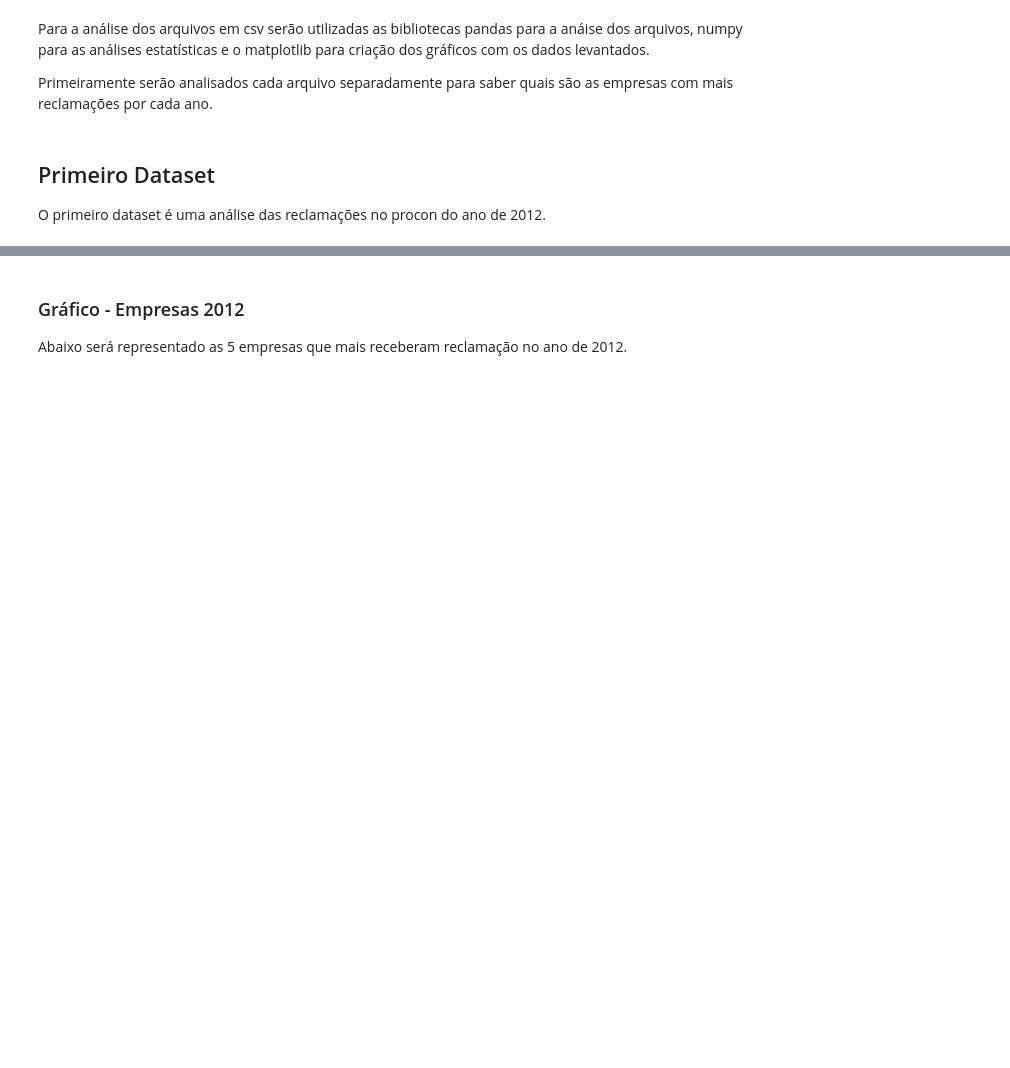
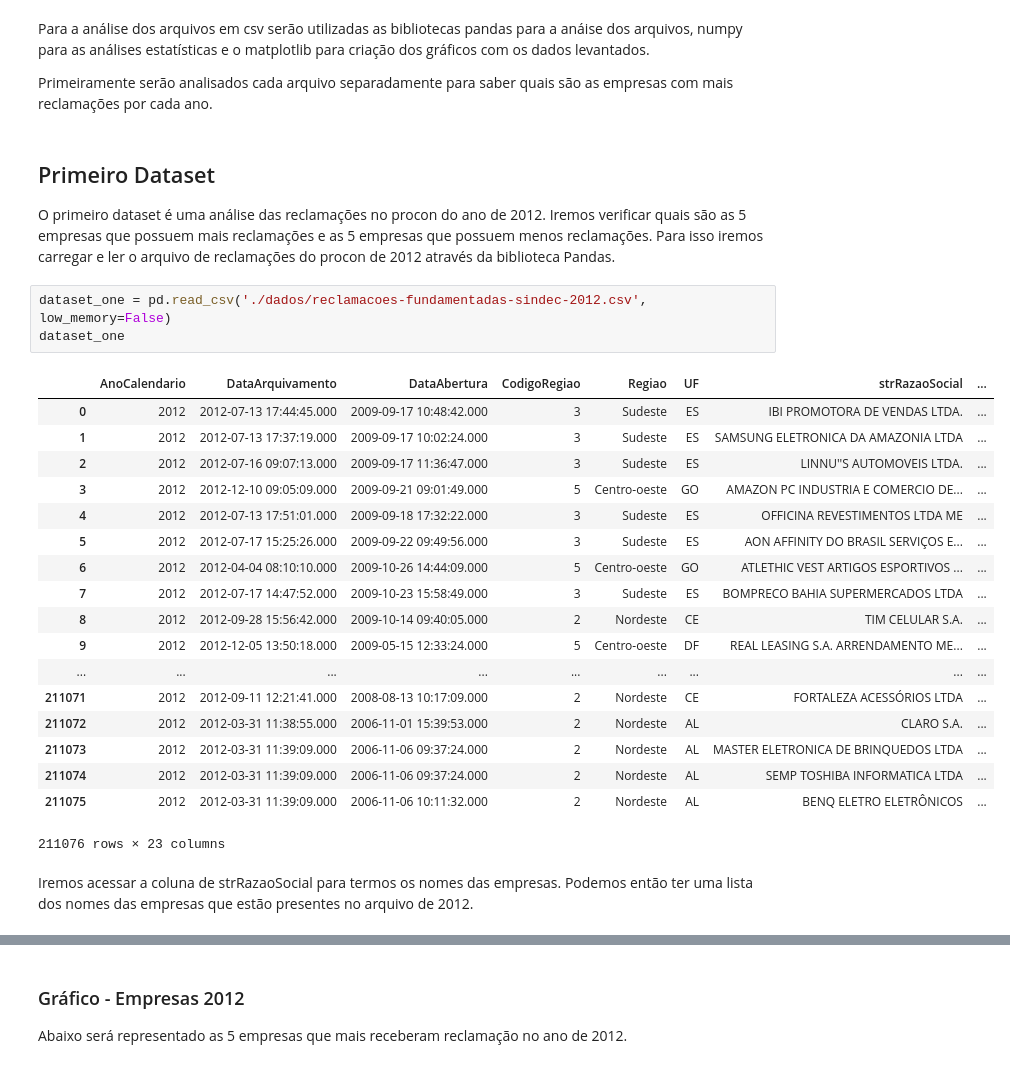
Before and after one commit to CatherineTostes/MineracaoDados, a Jupyter notebook: AnaliseProcon/Relatorio_Analise_Reclamacoes.ipynb, the cells around one changed output, grey strips where cells are left out. Drawn from its saved outputs; the diff is of its cells as text; blank space fills up the shorter version.

```diff
--- a/AnaliseProcon/Relatorio_Analise_Reclamacoes.ipynb
+++ b/AnaliseProcon/Relatorio_Analise_Reclamacoes.ipynb
@@ -21,3 +21,28 @@ Primeiramente serão analisados cada arquivo separadamente para saber quais são
 ## Primeiro Dataset
 
 O primeiro dataset é uma análise das reclamações no procon do ano de 2012.
+Iremos verificar quais são as 5 empresas que possuem mais reclamações e as 5 empresas que possuem menos reclamações. Para isso iremos carregar e ler o arquivo de reclamações do procon de 2012 através da biblioteca Pandas.
+# %%
+dataset_one = pd.read_csv('./dados/reclamacoes-fundamentadas-sindec-2012.csv', low_memory=False)
+dataset_one
+# %% [output]
+|  | ﻿AnoCalendario | DataArquivamento | DataAbertura | CodigoRegiao | Regiao | UF | strRazaoSocial | ... |
+| 0 | 2012 | 2012-07-13 17:44:45.000 | 2009-09-17 10:48:42.000 | 3 | Sudeste | ES | IBI PROMOTORA DE VENDAS LTDA. | ... |
+| 1 | 2012 | 2012-07-13 17:37:19.000 | 2009-09-17 10:02:24.000 | 3 | Sudeste | ES | SAMSUNG ELETRONICA DA AMAZONIA LTDA | ... |
+| 2 | 2012 | 2012-07-16 09:07:13.000 | 2009-09-17 11:36:47.000 | 3 | Sudeste | ES | LINNU''S AUTOMOVEIS LTDA. | ... |
+| 3 | 2012 | 2012-12-10 09:05:09.000 | 2009-09-21 09:01:49.000 | 5 | Centro-oeste | GO | AMAZON PC INDUSTRIA E COMERCIO DE... | ... |
+| 4 | 2012 | 2012-07-13 17:51:01.000 | 2009-09-18 17:32:22.000 | 3 | Sudeste | ES | OFFICINA REVESTIMENTOS LTDA ME | ... |
+| 5 | 2012 | 2012-07-17 15:25:26.000 | 2009-09-22 09:49:56.000 | 3 | Sudeste | ES | AON AFFINITY DO BRASIL SERVIÇOS E... | ... |
+| 6 | 2012 | 2012-04-04 08:10:10.000 | 2009-10-26 14:44:09.000 | 5 | Centro-oeste | GO | ATLETHIC VEST ARTIGOS ESPORTIVOS ... | ... |
+| 7 | 2012 | 2012-07-17 14:47:52.000 | 2009-10-23 15:58:49.000 | 3 | Sudeste | ES | BOMPRECO BAHIA SUPERMERCADOS LTDA | ... |
+| 8 | 2012 | 2012-09-28 15:56:42.000 | 2009-10-14 09:40:05.000 | 2 | Nordeste | CE | TIM CELULAR S.A. | ... |
+| 9 | 2012 | 2012-12-05 13:50:18.000 | 2009-05-15 12:33:24.000 | 5 | Centro-oeste | DF | REAL LEASING S.A. ARRENDAMENTO ME... | ... |
+| ... | ... | ... | ... | ... | ... | ... | ... | ... |
+| 211071 | 2012 | 2012-09-11 12:21:41.000 | 2008-08-13 10:17:09.000 | 2 | Nordeste | CE | FORTALEZA ACESSÓRIOS LTDA | ... |
+| 211072 | 2012 | 2012-03-31 11:38:55.000 | 2006-11-01 15:39:53.000 | 2 | Nordeste | AL | CLARO S.A. | ... |
+| 211073 | 2012 | 2012-03-31 11:39:09.000 | 2006-11-06 09:37:24.000 | 2 | Nordeste | AL | MASTER ELETRONICA DE BRINQUEDOS LTDA | ... |
+| 211074 | 2012 | 2012-03-31 11:39:09.000 | 2006-11-06 09:37:24.000 | 2 | Nordeste | AL | SEMP TOSHIBA INFORMATICA LTDA | ... |
+| 211075 | 2012 | 2012-03-31 11:39:09.000 | 2006-11-06 10:11:32.000 | 2 | Nordeste | AL | BENQ ELETRO ELETRÔNICOS | ... |
+211076 rows × 23 columns
+# %% [markdown]
+Iremos acessar a coluna de strRazaoSocial para termos os nomes das empresas. Podemos então ter uma lista dos nomes das empresas que estão presentes no arquivo de 2012.
```
Also changed, not shown: parts of 5 cells of this notebook.
